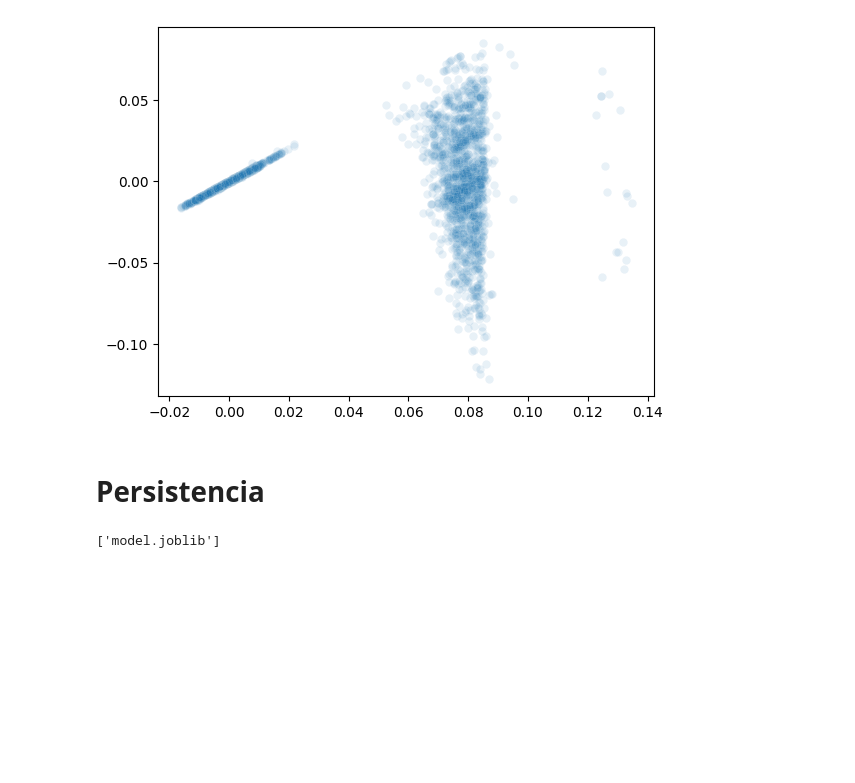
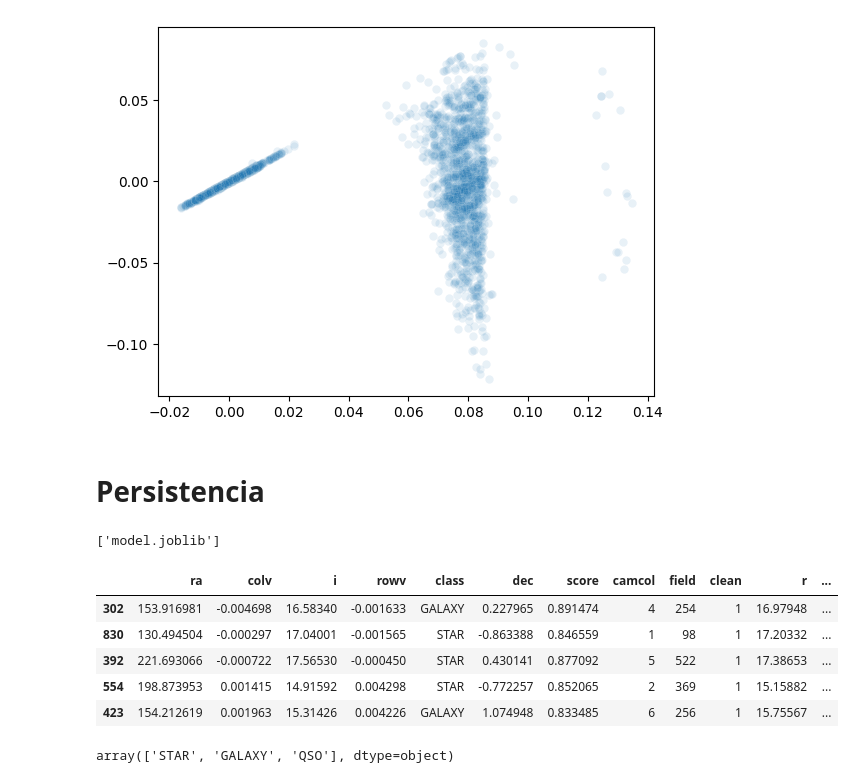
Before and after one commit to ju4ndiegos/BI, a Jupyter notebook: Lab-1/jupyter.ipynb, the cells around one changed output. Drawn from its saved outputs; the diff is of its cells as text; code cells hidden in the pictures; blank space fills up the shorter version.

```diff
--- a/Lab-1/jupyter.ipynb
+++ b/Lab-1/jupyter.ipynb
@@ -559,3 +559,13 @@ dump(pipeline, filename)
 ['model.joblib']
 # %%
 pipeline_loaded = load(filename)
+# %%
+df_validacion=pd.read_csv('202510_Laboratorio 1 - Regresión_validation_data.csv')
+df_validacion.sample(5)
+# %% [output]
+|  | ra | colv | i | rowv | class | dec | score | camcol | field | clean | r | ... |
+| 302 | 153.916981 | -0.004698 | 16.58340 | -0.001633 | GALAXY | 0.227965 | 0.891474 | 4 | 254 | 1 | 16.97948 | ... |
+| 830 | 130.494504 | -0.000297 | 17.04001 | -0.001565 | STAR | -0.863388 | 0.846559 | 1 | 98 | 1 | 17.20332 | ... |
+| 392 | 221.693066 | -0.000722 | 17.56530 | -0.000450 | STAR | 0.430141 | 0.877092 | 5 | 522 | 1 | 17.38653 | ... |
+| 554 | 198.873953 | 0.001415 | 14.91592 | 0.004298 | STAR | -0.772257 | 0.852065 | 2 | 369 | 1 | 15.15882 | ... |
+| 423 | 154.212619 | 0.001963 | 15.31426 | 0.004226 | GALAXY | 1.074948 | 0.833485 | 6 | 256 | 1 | 15.75567 | ... |
@@ -561,0 +576,4 @@ pipeline_loaded = load(filename)
+# %%
+df_validacion['class'].unique()
+# %% [output]
+array(['STAR', 'GALAXY', 'QSO'], dtype=object)
```
Also changed, not shown: parts of 4 cells of this notebook.
